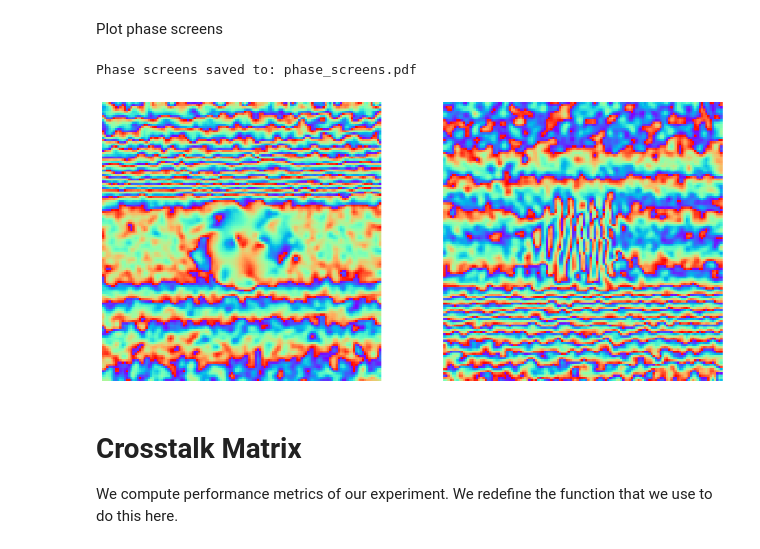
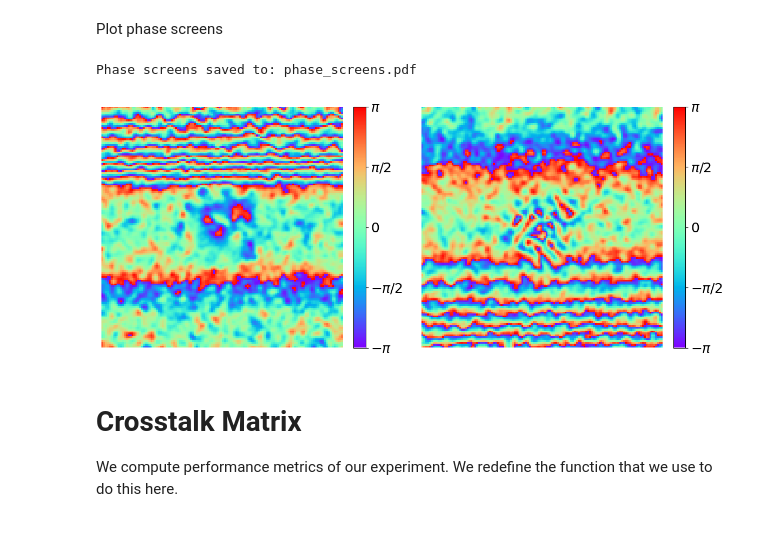
Before and after one commit to TareqJ1000/KnotSorter, a Jupyter notebook: PhaseAnalyzer.ipynb, the cells around one changed output. Cells and saved outputs as stored; diff of their text form; code cells hidden in the pictures.

```diff
--- a/PhaseAnalyzer.ipynb
+++ b/PhaseAnalyzer.ipynb
@@ -34,10 +34,12 @@ Initialize coordinate space and system parameters that we will use to define our
 # %%
 import pickle
 
-index = 1
-experiment_name = "Knot Sorting Bread"
+index = 7
+#experiment_name = "Knot Sorting Bread"
 #experiment_name = "Knot Sorting New FF"
 #experiment_name = "Knot Sorting Three Knot Fun"
+experiment_name = "Knot Sorting New FF Smaller Alpha"
+#experiment_name = "Knot Sorting New FF Large Alpha"
 
 stream = open(f"configs/{experiment_name}/ga{index}.yaml", 'r')
 cnfg = yaml.load(stream, Loader=Loader)
@@ -48,6 +50,7 @@ cnfg.setdefault('alpha', 0.0)
 N = cnfg['dim']
 num_of_output_chans = cnfg['num_output_chans']
 output_chan_width = cnfg['output_chan_width'] * mm # in mm
+output_chan_width = 0.25 * mm # in mm
 
 num_phase_maps_near = cnfg['num_phase_maps_near']
 num_phase_maps_far = cnfg['num_phase_maps_far']
@@ -153,36 +156,42 @@ Plot phase screens
 phase_maps = np.empty((num_of_phase_maps, N, N), dtype=np.complex128)
 
 # Compute phase screens
 for ii in range(num_of_phase_maps):
     phase_maps[ii] = np.exp(1j * phase_out[ii])
 
-# Plot all phase screens in a subplot grid (no axes, colorbars, or labels)
+# Plot all phase screens in a subplot grid with colorbars
 n_cols = int(np.ceil(np.sqrt(num_of_phase_maps)))
 n_rows = int(np.ceil(num_of_phase_maps / n_cols))
 
 fig, axes = plt.subplots(n_rows, n_cols, figsize=(6 * n_cols, 5 * n_rows))
 axes = np.array(axes).flatten() if num_of_phase_maps > 1 else np.array([axes])
 
 for ps_index in range(num_of_phase_maps):
-    axes[ps_index].imshow(np.angle(phase_maps[ps_index]), cmap='rainbow')
+    im = axes[ps_index].imshow(np.angle(phase_maps[ps_index]), cmap='rainbow')
     axes[ps_index].axis('off')
+    # Add colorbar to each phase screen with larger font and pi labels
+    cbar = plt.colorbar(im, ax=axes[ps_index], fraction=0.046, pad=0.04)
+    cbar.ax.tick_params(labelsize=18)
+    # Set custom ticks and labels in terms of pi
+    cbar.set_ticks([-np.pi, -np.pi/2, 0, np.pi/2, np.pi])
+    cbar.set_ticklabels([r'$-\pi$', r'$-\pi/2$', r'$0$', r'$\pi/2$', r'$\pi$'])
 
 # Hide any unused subplots
 for ps_index in range(num_of_phase_maps, len(axes)):
     axes[ps_index].axis('off')
 
 plt.tight_layout()
 
 # Save phase screens grid as PDF
 
 phase_screens_pdf = "phase_screens.pdf"
 fig.savefig(phase_screens_pdf, dpi=300, bbox_inches='tight')
 print(f"Phase screens saved to: {phase_screens_pdf}")
 
 plt.show()
 # %% [output]
 Phase screens saved to: phase_screens.pdf
-[figure, old version]
+[figure, new version]
 # %% [markdown]
 # Crosstalk Matrix
 
```
Also changed, not shown: parts of 39 cells of this notebook, 23 other files.
